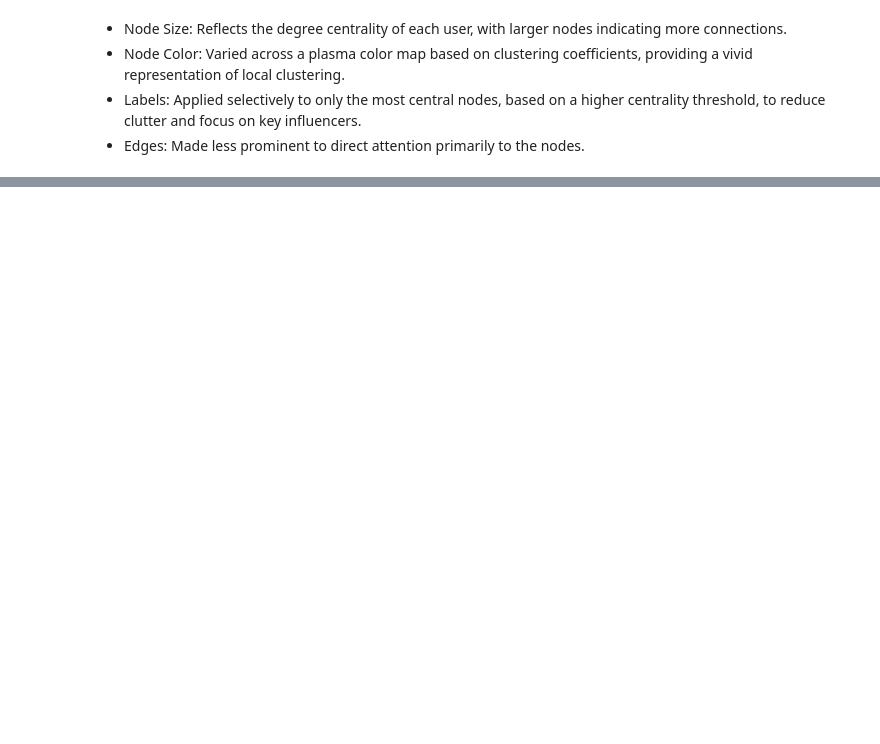
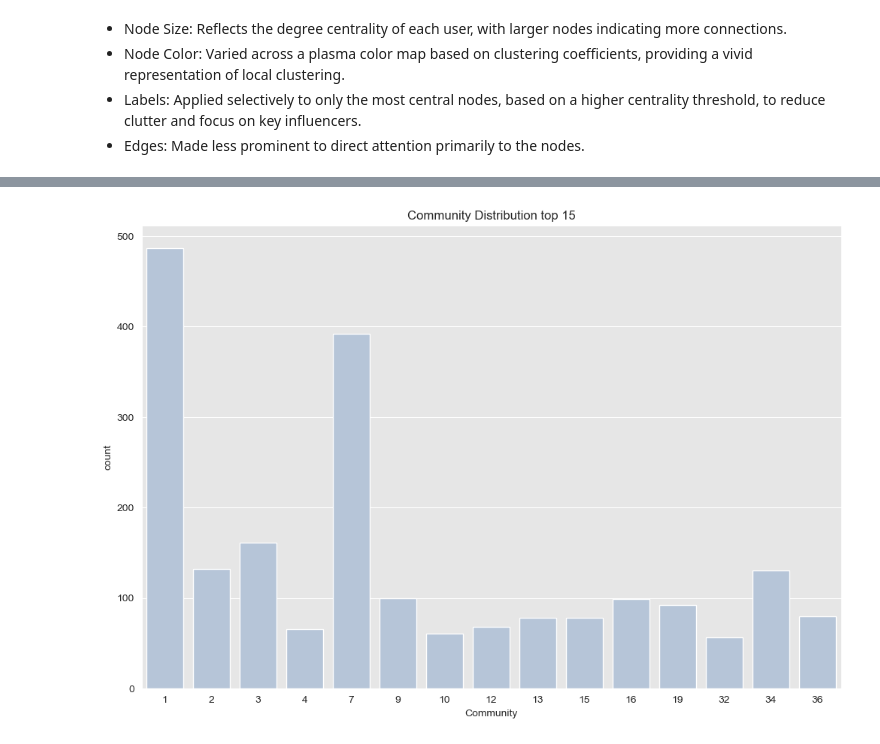
Before and after one commit to ZSoleimani/Tweets-network, a Jupyter notebook: Tweets-network.ipynb, the cells around one changed output, grey strips where cells are left out. Cells and saved outputs as stored; diff of their text form; code cells hidden in the pictures; blank space fills up the shorter version.

```diff
--- a/Tweets-network.ipynb
+++ b/Tweets-network.ipynb
@@ -849,0 +930,22 @@ plt.show()
+# %%
+#extract connected components
+connected_components = nx.connected_components(G_sampled)
+
+# Get the largest connected component
+largest_component = max(connected_components, key=len)
+
+# Create a subgraph of the largest component
+G_largest = G_sampled.subgraph(largest_component)
+
+#get more frequent edges
+weighted_edges=FreqDist(edges)
+#shuffle weighted_edges
+random.shuffle(weighted_edges)
+
+
+G_com = G_largest.copy()
+
+#add weights to G_com
+
+for edge in G_com.edges():
+    G_com[edge[0]][edge[1]]['weight']=weighted_edges[edge]
@@ -849,0 +1037,20 @@ plt.show()
+# %%
+partition = detect_communities_louvain(G_com,resolution=1.0)
+#plot_graph_with_forceatlas2(G_com,partition)
+
+#transform partition to a dataframe
+partition_df = pd.DataFrame.from_dict(partition, orient='index').reset_index()
+partition_df.rename(columns={'index':'Hashtag', 0:'Community'}, inplace=True)
+# %%
+#because too many communities, we will only keep the top 15 communities
+
+count_df = partition_df.groupby('Community').size().reset_index(name='Count')
+count_select= count_df.sort_values(by='Count',ascending=False).head(15).reset_index(drop=True)
+partition_df = partition_df[partition_df['Community'].isin(count_select['Community'])]
+
+plt.figure(figsize=(12, 8))
+sns.countplot(x='Community', data=partition_df,color='lightsteelblue')
+plt.title('Community Distribution top 15')
+plt.show()
+# %% [output]
+[figure, added]
```
Also changed, not shown: parts of 21 cells of this notebook.
